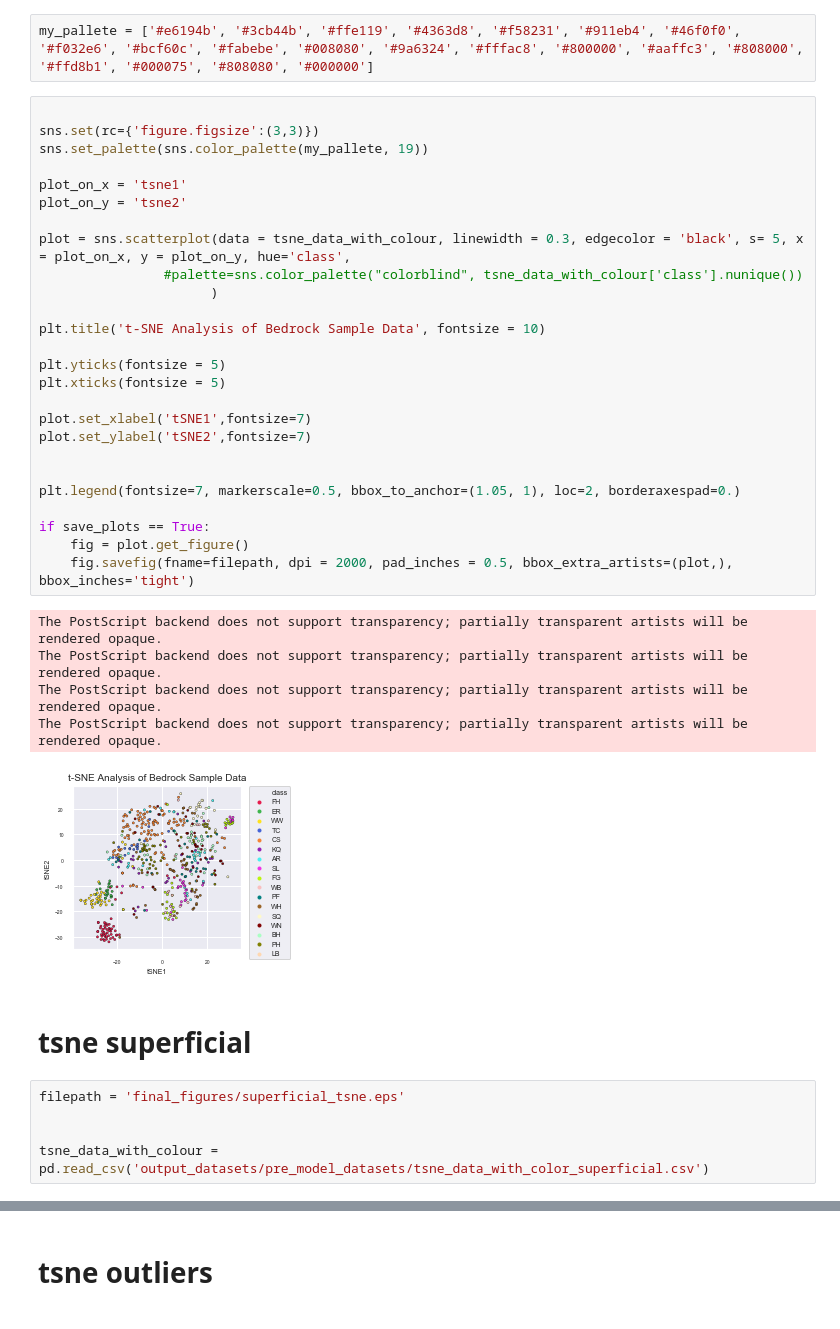
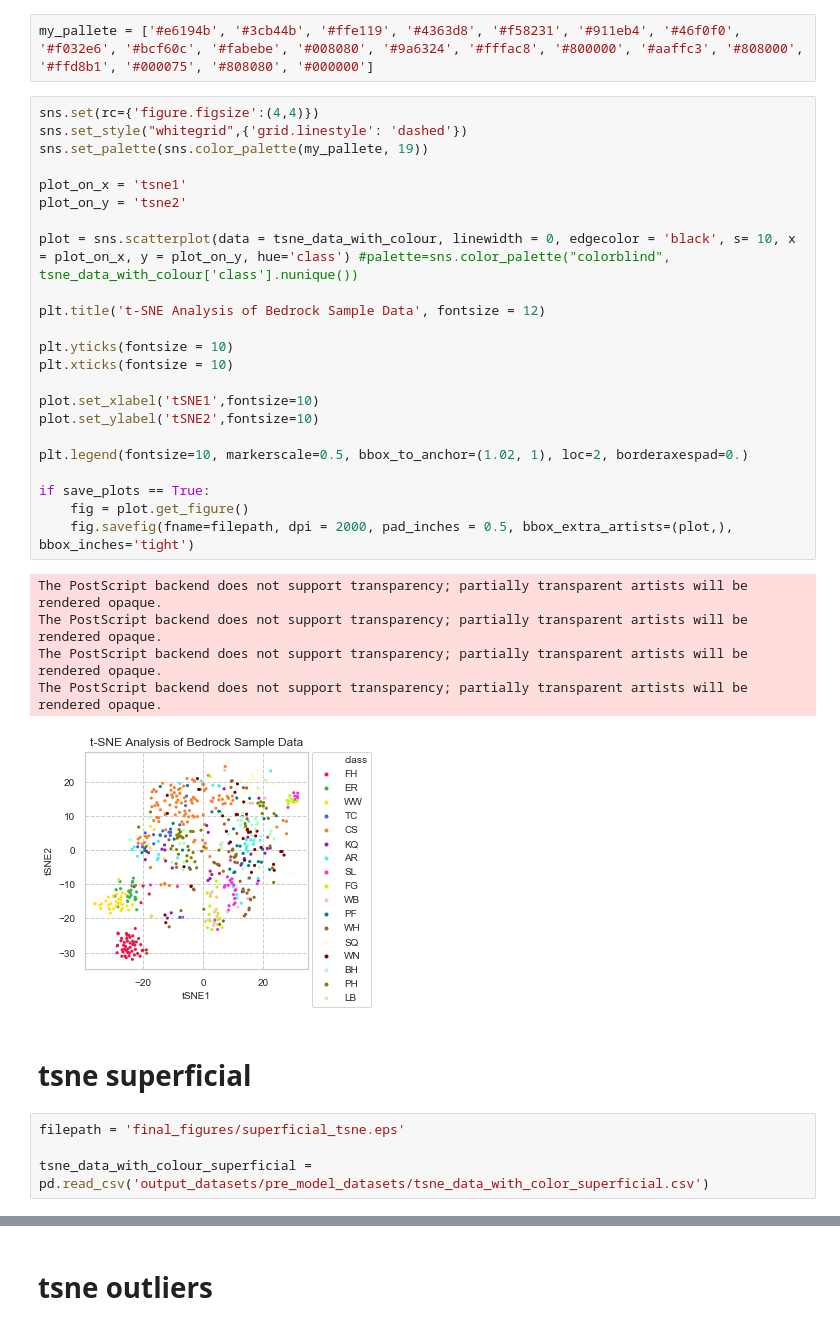
Before and after one commit to Spelaeo123/Machine_Learning, a Jupyter notebook: paper_1_notebooks/visualisations.ipynb, the cells around one changed output, grey strips where cells are left out. Saved outputs shown, nothing was run; the diff lists cells and outputs as text.

```diff
--- a/paper_1_notebooks/visualisations.ipynb
+++ b/paper_1_notebooks/visualisations.ipynb
@@ -16,42 +16,38 @@ tsne_data_with_colour = pd.read_csv('output_datasets/pre_model_datasets/tsne_dat
 # %%
 my_pallete = ['#e6194b', '#3cb44b', '#ffe119', '#4363d8', '#f58231', '#911eb4', '#46f0f0', '#f032e6', '#bcf60c', '#fabebe', '#008080', '#9a6324', '#fffac8', '#800000', '#aaffc3', '#808000', '#ffd8b1', '#000075', '#808080', '#000000']
 # %%
-
-sns.set(rc={'figure.figsize':(3,3)})
+sns.set(rc={'figure.figsize':(4,4)})
+sns.set_style("whitegrid",{'grid.linestyle': 'dashed'})
 sns.set_palette(sns.color_palette(my_pallete, 19))
 
 plot_on_x = 'tsne1'
 plot_on_y = 'tsne2'
 
-plot = sns.scatterplot(data = tsne_data_with_colour, linewidth = 0.3, edgecolor = 'black', s= 5, x = plot_on_x, y = plot_on_y, hue='class',
-                #palette=sns.color_palette("colorblind", tsne_data_with_colour['class'].nunique())
-                      )
+plot = sns.scatterplot(data = tsne_data_with_colour, linewidth = 0, edgecolor = 'black', s= 10, x = plot_on_x, y = plot_on_y, hue='class') #palette=sns.color_palette("colorblind", tsne_data_with_colour['class'].nunique())
 
-plt.title('t-SNE Analysis of Bedrock Sample Data', fontsize = 10)
+plt.title('t-SNE Analysis of Bedrock Sample Data', fontsize = 12)
 
-plt.yticks(fontsize = 5)
-plt.xticks(fontsize = 5)
+plt.yticks(fontsize = 10)
+plt.xticks(fontsize = 10)
 
-plot.set_xlabel('tSNE1',fontsize=7)
-plot.set_ylabel('tSNE2',fontsize=7)
+plot.set_xlabel('tSNE1',fontsize=10)
+plot.set_ylabel('tSNE2',fontsize=10)
 
-
-plt.legend(fontsize=7, markerscale=0.5, bbox_to_anchor=(1.05, 1), loc=2, borderaxespad=0.)
+plt.legend(fontsize=10, markerscale=0.5, bbox_to_anchor=(1.02, 1), loc=2, borderaxespad=0.)
 
 if save_plots == True:
     fig = plot.get_figure()
     fig.savefig(fname=filepath, dpi = 2000, pad_inches = 0.5, bbox_extra_artists=(plot,), bbox_inches='tight')
 # %% [output]
 The PostScript backend does not support transparency; partially transparent artists will be rendered opaque.
 The PostScript backend does not support transparency; partially transparent artists will be rendered opaque.
 The PostScript backend does not support transparency; partially transparent artists will be rendered opaque.
 The PostScript backend does not support transparency; partially transparent artists will be rendered opaque.
-[figure, old version]
+[figure, new version]
 # %% [markdown]
 # tsne superficial
 # %%
 filepath = 'final_figures/superficial_tsne.eps'
 
-
-tsne_data_with_colour = pd.read_csv('output_datasets/pre_model_datasets/tsne_data_with_color_superficial.csv')
+tsne_data_with_colour_superficial = pd.read_csv('output_datasets/pre_model_datasets/tsne_data_with_color_superficial.csv')
 # %%
```
Also changed, not shown: parts of 15 cells of this notebook, 32 other files.
